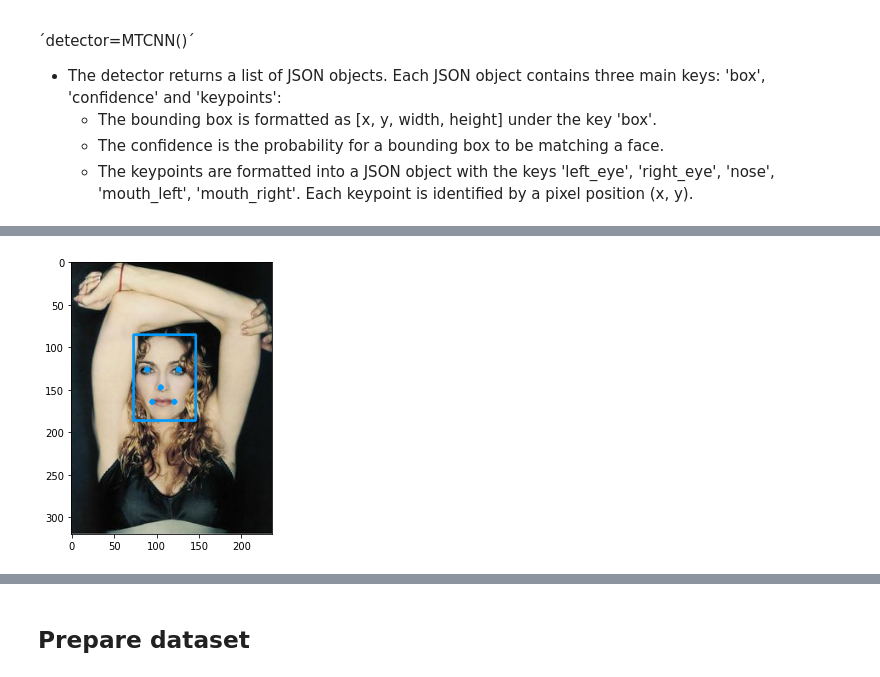
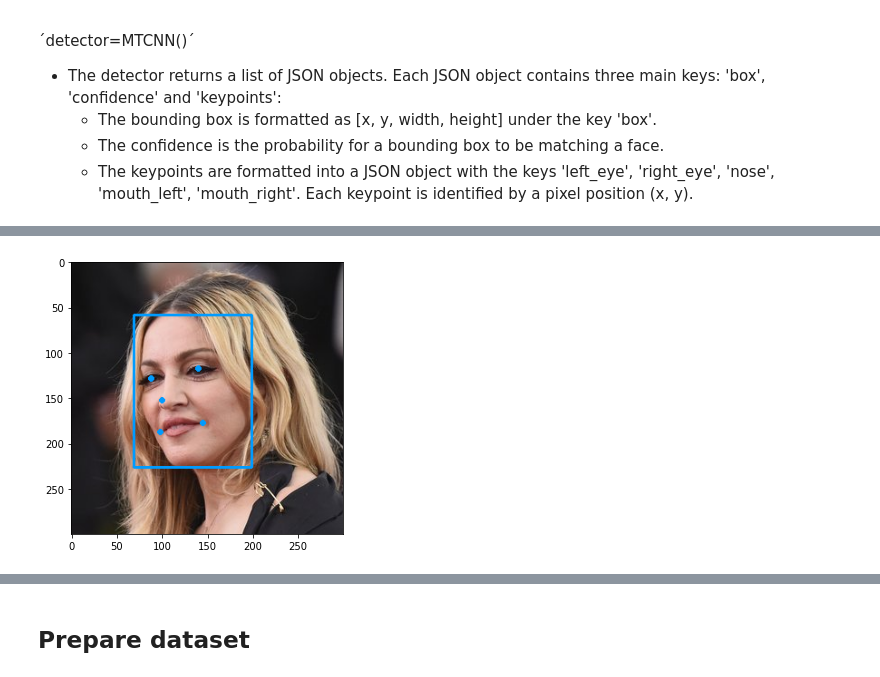
Before and after one commit to poojasaxena/face_recognition_modelling, a Jupyter notebook: keras_facenet/keras_facenet_SVM_classification_6_celeb_data.ipynb, the cells around one changed output, grey strips where cells are left out. Drawn from its saved outputs; the diff is of its cells as text; code cells hidden in the pictures.

```diff
--- a/keras_facenet/keras_facenet_SVM_classification_6_celeb_data.ipynb
+++ b/keras_facenet/keras_facenet_SVM_classification_6_celeb_data.ipynb
@@ -172,6 +201,6 @@ def extract_face(filename,required_size=(160, 160), print_features=False, show_f
     return face_array
 # %%
 # load the photo and extract the face
-pixels = extract_face(base_dir_madonna + os.listdir(base_dir_madonna)[15],  show_features=True)
+pixels = extract_face(base_dir_madonna + os.listdir(base_dir_madonna)[11],  show_features=True)
 #plt.imshow(pixels)
 # %% [output]
@@ -179,4 +209,4 @@ pixels = extract_face(base_dir_madonna + os.listdir(base_dir_madonna)[15],  show
-[figure, old version]
+[figure, new version]
 # %%
 def extract_all_faces(directory, show_points=False, show_print=False):
     nrows = 4
```
Also changed, not shown: parts of 5 cells of this notebook.
